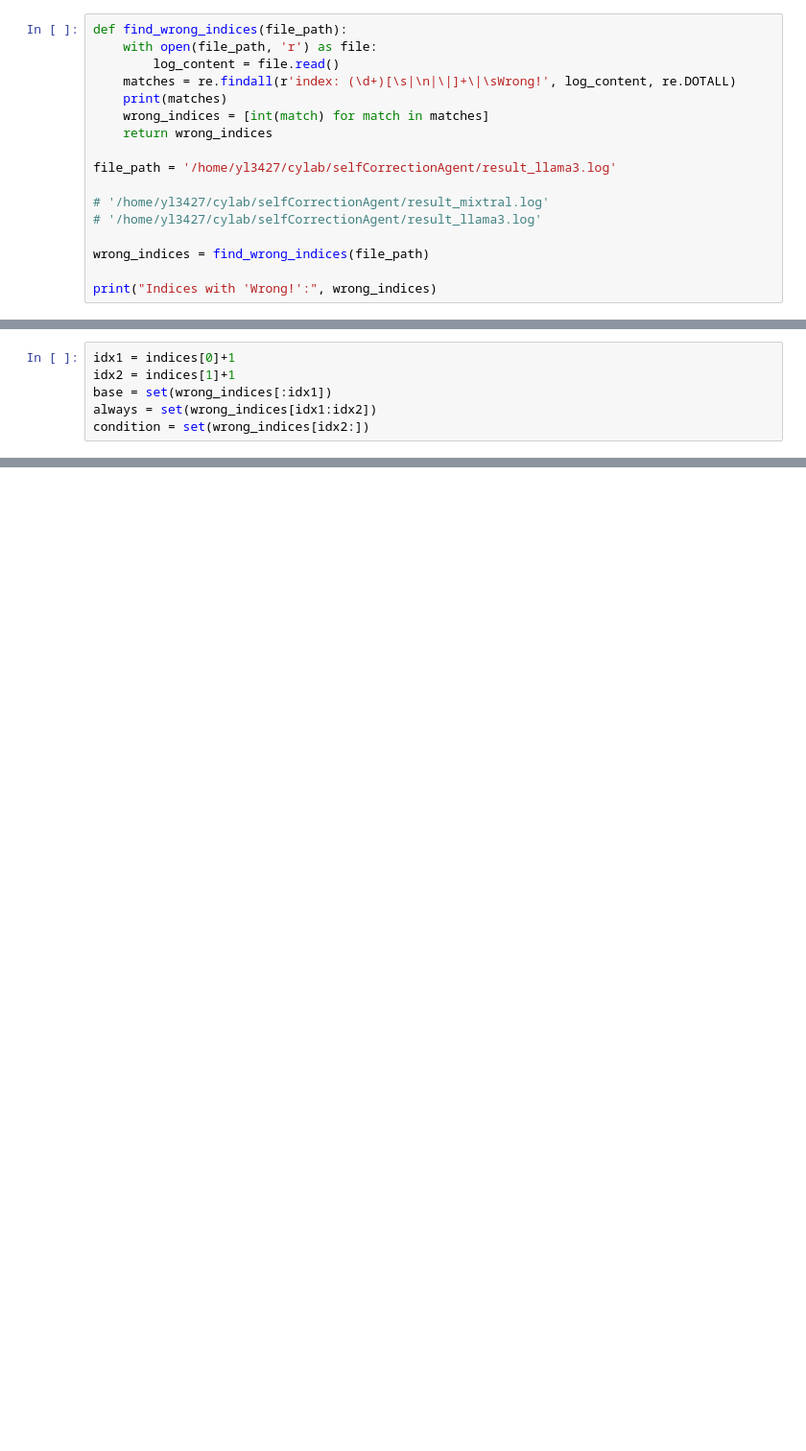
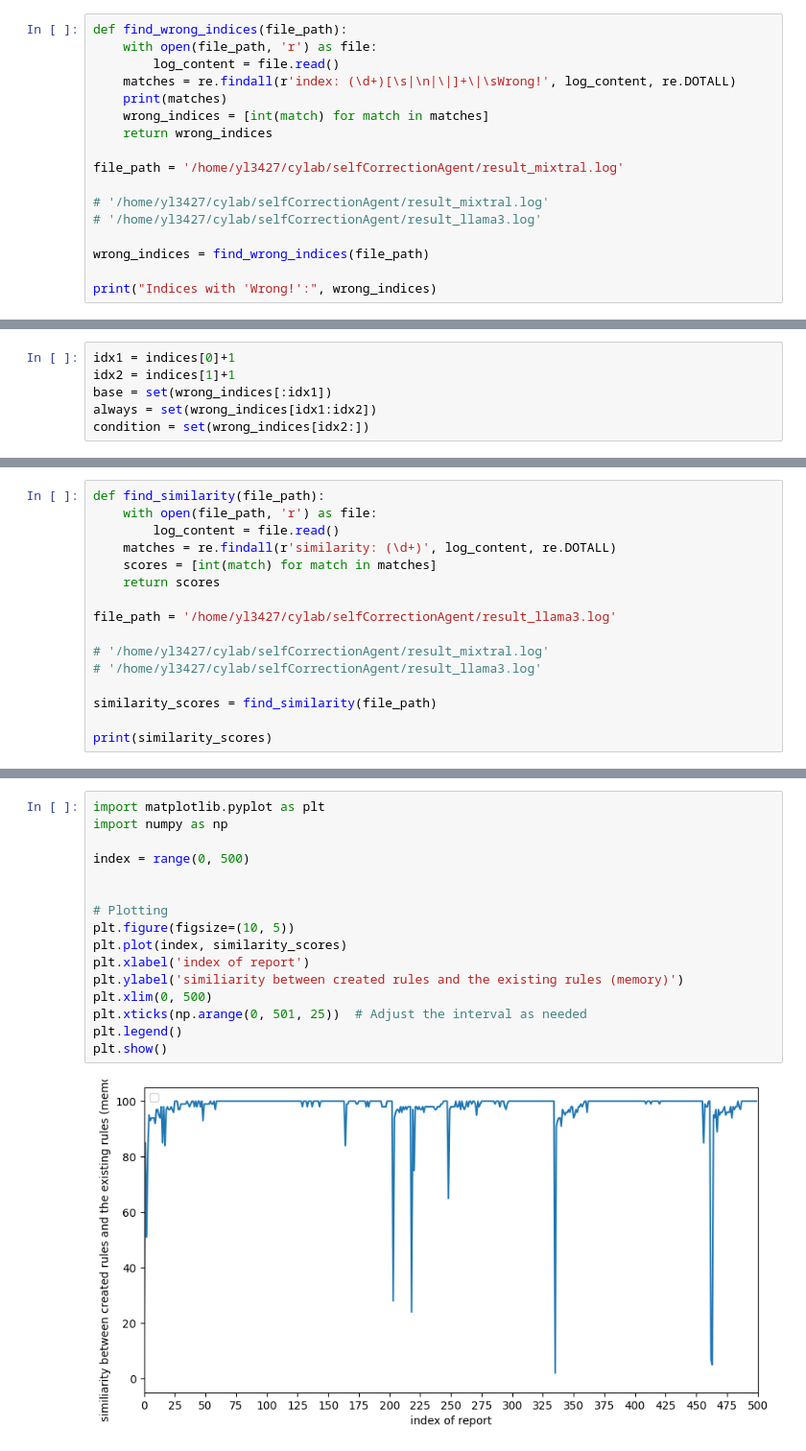
Before and after one commit to CYang-CCI-Lab/selfCorrectionAgent, a Jupyter notebook: analyze.ipynb, the cells around one changed output, grey strips where cells are left out. Shown: that part at 96% size. Cells and saved outputs as stored; diff of their text form; blank space fills up the shorter version.

```diff
--- a/analyze.ipynb
+++ b/analyze.ipynb
@@ -9,7 +9,7 @@ def find_wrong_indices(file_path):
     wrong_indices = [int(match) for match in matches]
     return wrong_indices
 
-file_path = '/home/yl3427/cylab/selfCorrectionAgent/result_llama3.log'
+file_path = '/home/yl3427/cylab/selfCorrectionAgent/result_mixtral.log'
 
 # '/home/yl3427/cylab/selfCorrectionAgent/result_mixtral.log'
 # '/home/yl3427/cylab/selfCorrectionAgent/result_llama3.log'
@@ -106,0 +136,16 @@ len(always - base),always - base
+# %%
+def find_similarity(file_path):
+    with open(file_path, 'r') as file:
+        log_content = file.read()
+    matches = re.findall(r'similarity: (\d+)', log_content, re.DOTALL)
+    scores = [int(match) for match in matches]
+    return scores
+
+file_path = '/home/yl3427/cylab/selfCorrectionAgent/result_llama3.log'
+
+# '/home/yl3427/cylab/selfCorrectionAgent/result_mixtral.log'
+# '/home/yl3427/cylab/selfCorrectionAgent/result_llama3.log'
+
+similarity_scores = find_similarity(file_path)
+
+print(similarity_scores)
@@ -106,0 +158,18 @@ len(always - base),always - base
+# %%
+import matplotlib.pyplot as plt
+import numpy as np
+
+index = range(0, 500)
+
+
+# Plotting
+plt.figure(figsize=(10, 5))
+plt.plot(index, similarity_scores)
+plt.xlabel('index of report')
+plt.ylabel('similiarity between created rules and the existing rules (memory)')
+plt.xlim(0, 500)
+plt.xticks(np.arange(0, 501, 25))  # Adjust the interval as needed
+plt.legend()
+plt.show()
+# %% [output]
+[figure, added]
```
Also changed, not shown: parts of 12 cells of this notebook, 3 other files.
